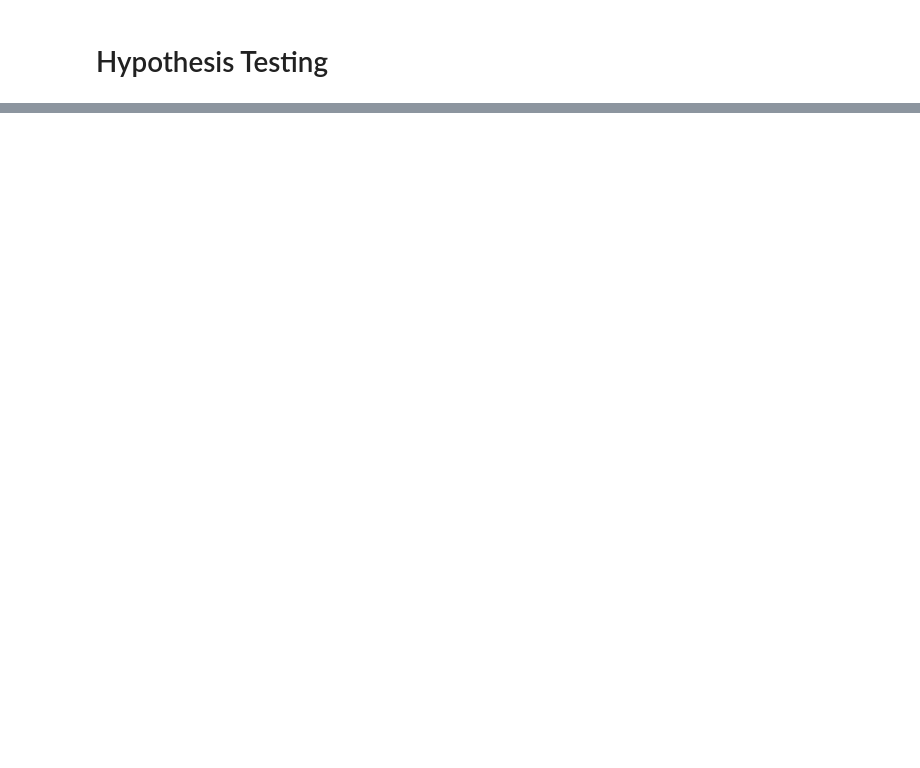
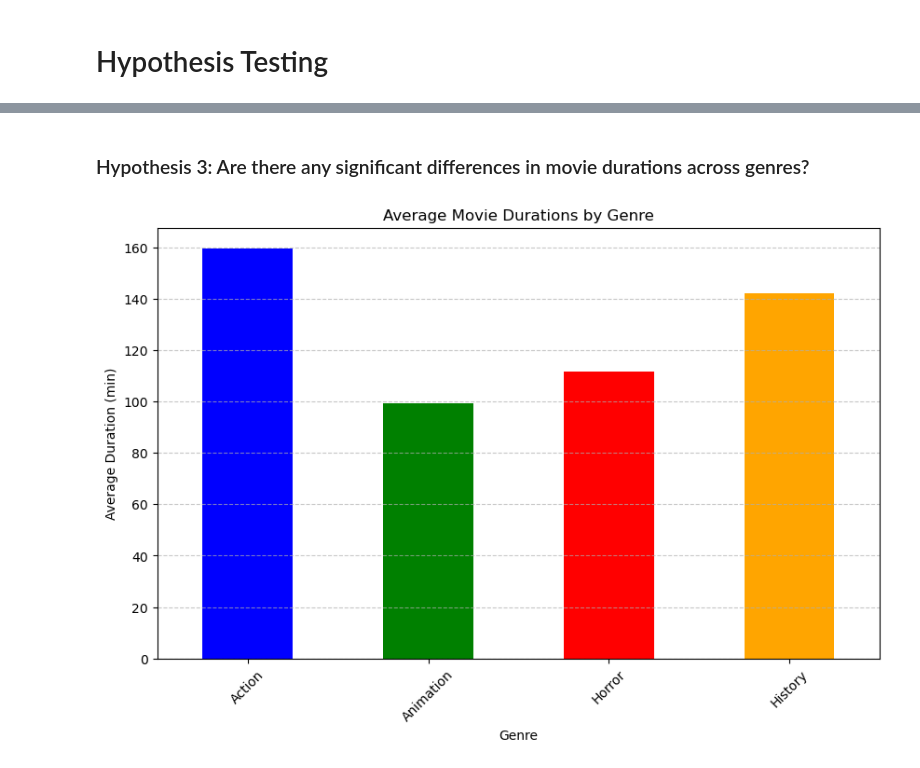
Before and after one commit to AlejandroJFR/week_3_project, a Jupyter notebook: main.ipynb, the cells around one changed output, grey strips where cells are left out. Cells and saved outputs as stored; diff of their text form; code cells hidden in the pictures; blank space fills up the shorter version.

```diff
--- a/main.ipynb
+++ b/main.ipynb
@@ -507,0 +559,26 @@ merged_values
+# %% [markdown]
+### Hypothesis 3: Are there any significant differences in movie durations across genres?
+# %%
+# Creates a dictionary with the genres and the runtimes of the top 10 movies.
+movie_lengths = {
+    'Action': [152, 148, 136, 178, 201, 164, 179, 155, 140, 143],
+    'Animation': [98, 88, 96, 100, 81, 92, 103, 125, 111, 98],
+    'Horror': [146, 117, 101, 109, 116, 102, 104, 88, 99, 135],
+    'History': [195, 178, 134, 118, 106, 139, 130, 144, 121, 156]
+}
+
+# Converts dictionary to a Data Frame
+df = pd.DataFrame(movie_lengths)
+
+
+# Creating visuals stats with pyplot
+plt.figure(figsize=(10, 6))
+df.mean().plot(kind='bar', color=['blue', 'green', 'red', 'orange'])
+plt.title('Average Movie Durations by Genre')
+plt.xlabel('Genre')
+plt.ylabel('Average Duration (min)')
+plt.xticks(rotation=45)
+plt.grid(axis='y', linestyle='--', alpha=0.7)
+plt.show()
+# %% [output]
+[figure, added]
```
Also changed, not shown: parts of 11 cells of this notebook, 1 other file.
